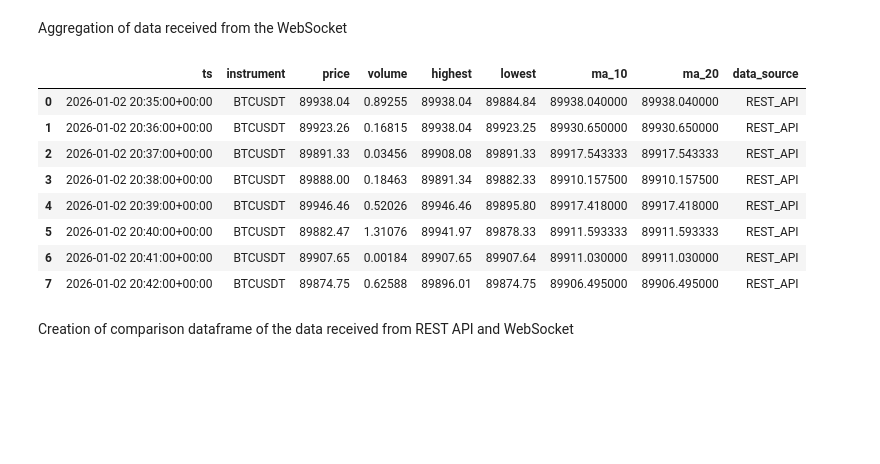
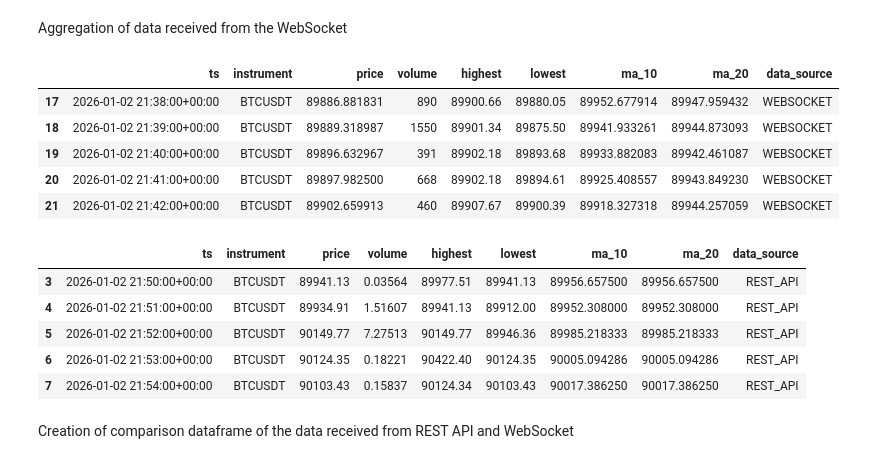
Before and after one commit to irantov/binance_project, a Jupyter notebook: binance_project.ipynb, the cells around one changed output. Cells and saved outputs as stored; diff of their text form; code cells hidden in the pictures; blank space fills up the shorter version.

```diff
--- a/binance_project.ipynb
+++ b/binance_project.ipynb
@@ -188,43 +98,47 @@ df_web_socket["data_source"] = "WEBSOCKET"
 df_web_socket.reset_index(inplace=True)
 df_web_socket = df_web_socket.rename(columns={"mean":"price"})
 df_web_socket = df_web_socket[["ts","instrument","price","volume","highest","lowest","ma_10","ma_20","data_source"]]
-df_web_socket
+df_web_socket.tail()
+# %% [output]
+|  | ts | instrument | price | volume | highest | lowest | ma_10 | ma_20 | data_source |
+| 17 | 2026-01-02 21:38:00+00:00 | BTCUSDT | 89886.881831 | 890 | 89900.66 | 89880.05 | 89952.677914 | 89947.959432 | WEBSOCKET |
+| 18 | 2026-01-02 21:39:00+00:00 | BTCUSDT | 89889.318987 | 1550 | 89901.34 | 89875.50 | 89941.933261 | 89944.873093 | WEBSOCKET |
+| 19 | 2026-01-02 21:40:00+00:00 | BTCUSDT | 89896.632967 | 391 | 89902.18 | 89893.68 | 89933.882083 | 89942.461087 | WEBSOCKET |
+| 20 | 2026-01-02 21:41:00+00:00 | BTCUSDT | 89897.982500 | 668 | 89902.18 | 89894.61 | 89925.408557 | 89943.849230 | WEBSOCKET |
+| 21 | 2026-01-02 21:42:00+00:00 | BTCUSDT | 89902.659913 | 460 | 89907.67 | 89900.39 | 89918.327318 | 89944.257059 | WEBSOCKET |
 # %%
 interval = Client.KLINE_INTERVAL_1MINUTE
 limit = 8  #amount of minutes to get from the REST API
 
 klines = client.get_klines(symbol=symbol, interval=interval, limit=limit)
 columns = [
     "open_time", "open", "high", "low", "close", "volume",
     "close_time", "quote_asset_volume", "trades",
     "taker_buy_base", "taker_buy_quote", "ignore"
 ]
 
 df_rest = pandas.DataFrame(klines, columns=columns)
 
 df_rest["open_time"] = pandas.to_datetime(df_rest["open_time"], unit="ms", utc=True)
 numeric_cols = ["open", "high", "low", "close", "volume"]
 df_rest[numeric_cols] = df_rest[numeric_cols].astype(float)
 
 df_rest = df_rest.set_index("open_time")
 df_rest["ma_10"] = df_rest["close"].rolling(10, min_periods=1).mean()
 df_rest["ma_20"] = df_rest["close"].rolling(20, min_periods=1).mean()
 df_rest["instrument"] = SYMBOL.upper()
 df_rest["data_source"] = "REST_API"
 df_rest = df_rest[["instrument","close","volume","high","low","ma_10","ma_20","data_source"]]
 df_rest.reset_index(inplace=True)
 df_rest = df_rest.rename(columns={"open_time":"ts", "close":"price", "high":"highest", "low":"lowest"})
-df_rest
+df_rest.tail()
 # %% [output]
 |  | ts | instrument | price | volume | highest | lowest | ma_10 | ma_20 | data_source |
-| 0 | 2026-01-02 20:35:00+00:00 | BTCUSDT | 89938.04 | 0.89255 | 89938.04 | 89884.84 | 89938.040000 | 89938.040000 | REST_API |
-| 1 | 2026-01-02 20:36:00+00:00 | BTCUSDT | 89923.26 | 0.16815 | 89938.04 | 89923.25 | 89930.650000 | 89930.650000 | REST_API |
-| 2 | 2026-01-02 20:37:00+00:00 | BTCUSDT | 89891.33 | 0.03456 | 89908.08 | 89891.33 | 89917.543333 | 89917.543333 | REST_API |
-| 3 | 2026-01-02 20:38:00+00:00 | BTCUSDT | 89888.00 | 0.18463 | 89891.34 | 89882.33 | 89910.157500 | 89910.157500 | REST_API |
-| 4 | 2026-01-02 20:39:00+00:00 | BTCUSDT | 89946.46 | 0.52026 | 89946.46 | 89895.80 | 89917.418000 | 89917.418000 | REST_API |
-| 5 | 2026-01-02 20:40:00+00:00 | BTCUSDT | 89882.47 | 1.31076 | 89941.97 | 89878.33 | 89911.593333 | 89911.593333 | REST_API |
-| 6 | 2026-01-02 20:41:00+00:00 | BTCUSDT | 89907.65 | 0.00184 | 89907.65 | 89907.64 | 89911.030000 | 89911.030000 | REST_API |
-| 7 | 2026-01-02 20:42:00+00:00 | BTCUSDT | 89874.75 | 0.62588 | 89896.01 | 89874.75 | 89906.495000 | 89906.495000 | REST_API |
+| 3 | 2026-01-02 21:50:00+00:00 | BTCUSDT | 89941.13 | 0.03564 | 89977.51 | 89941.13 | 89956.657500 | 89956.657500 | REST_API |
+| 4 | 2026-01-02 21:51:00+00:00 | BTCUSDT | 89934.91 | 1.51607 | 89941.13 | 89912.00 | 89952.308000 | 89952.308000 | REST_API |
+| 5 | 2026-01-02 21:52:00+00:00 | BTCUSDT | 90149.77 | 7.27513 | 90149.77 | 89946.36 | 89985.218333 | 89985.218333 | REST_API |
+| 6 | 2026-01-02 21:53:00+00:00 | BTCUSDT | 90124.35 | 0.18221 | 90422.40 | 90124.35 | 90005.094286 | 90005.094286 | REST_API |
+| 7 | 2026-01-02 21:54:00+00:00 | BTCUSDT | 90103.43 | 0.15837 | 90124.34 | 90103.43 | 90017.386250 | 90017.386250 | REST_API |
 # %% [markdown]
 Creation of comparison dataframe of the data received from REST API and WebSocket
 # %%
```
Also changed, not shown: parts of 4 cells of this notebook.
